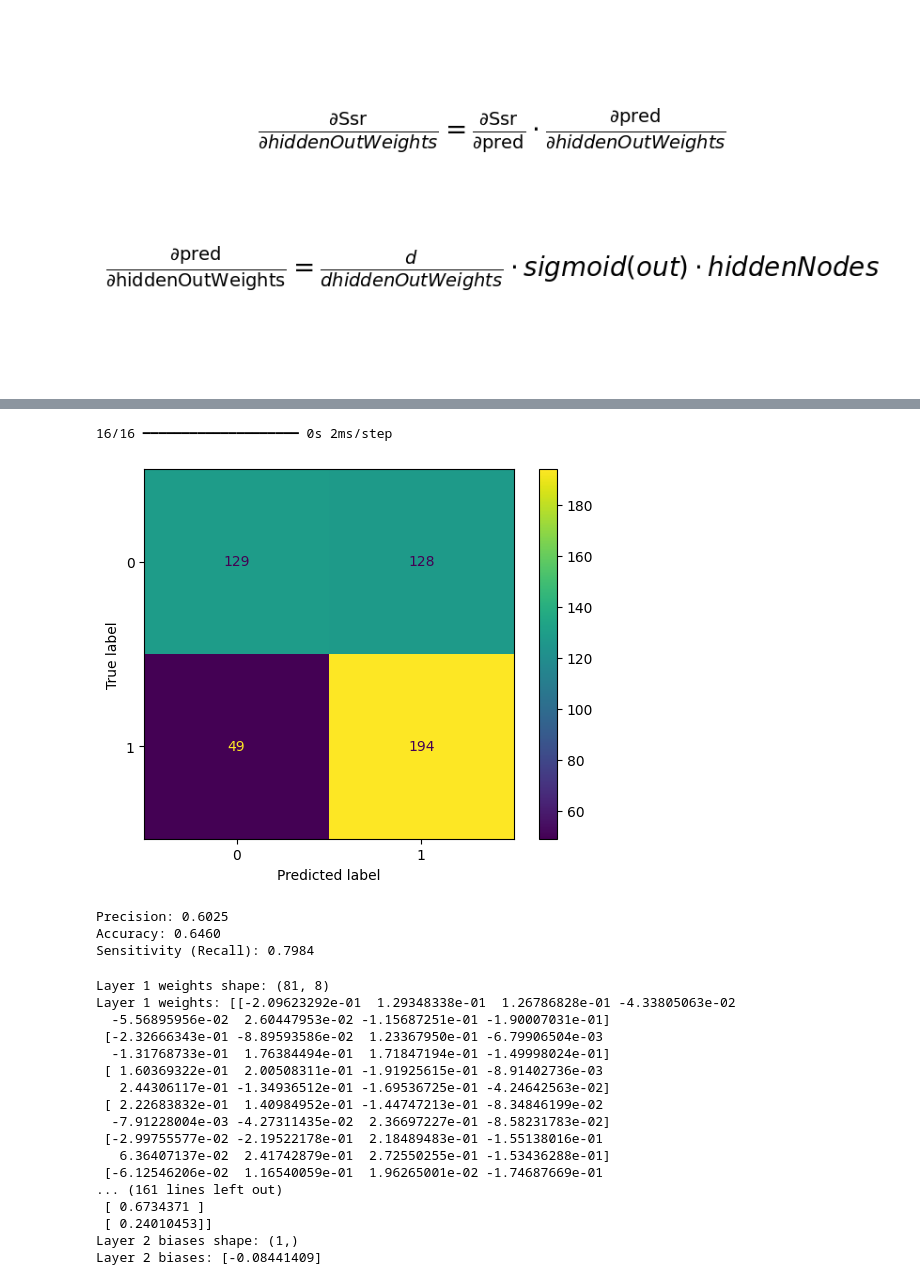
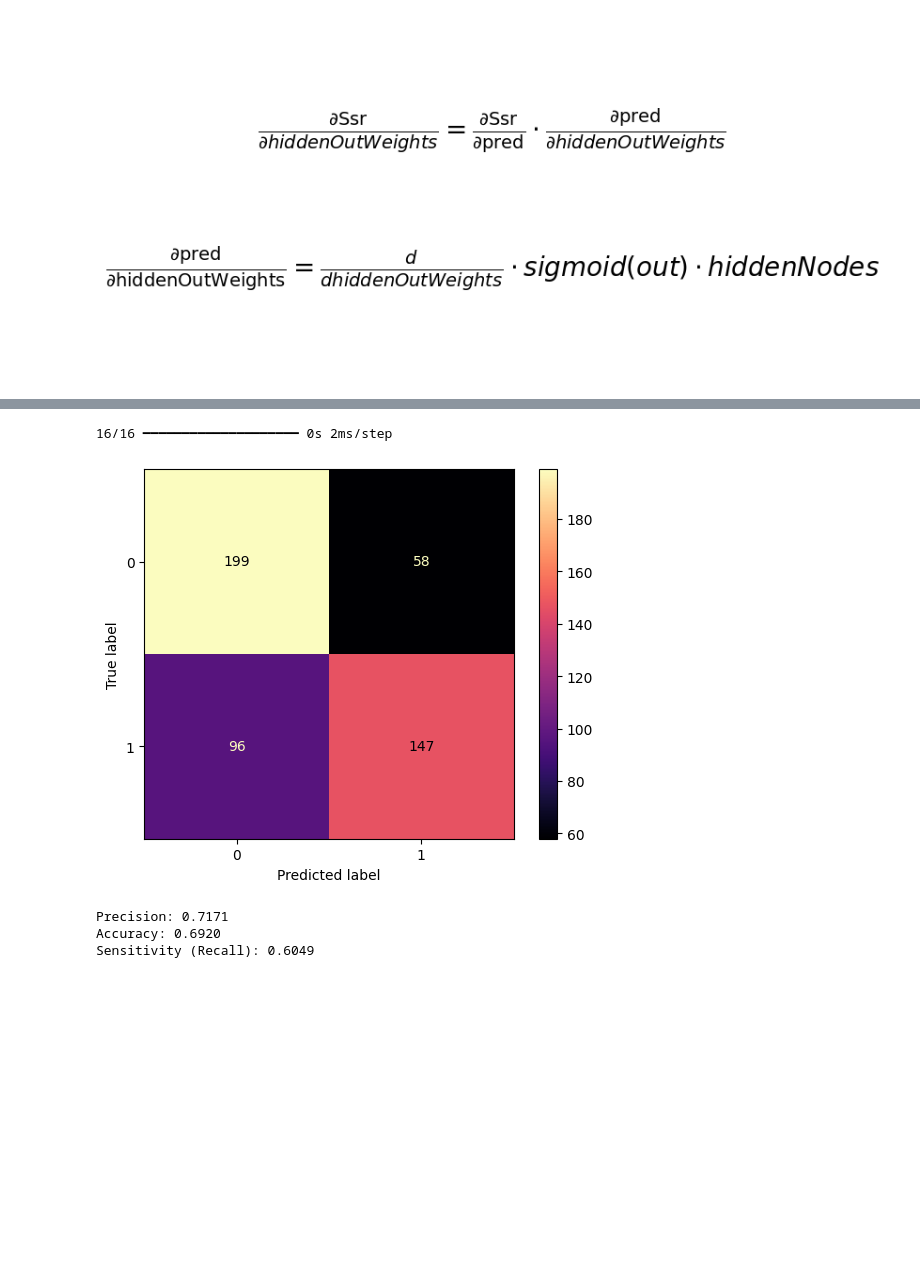
Before and after one commit to tohidnoori/Ann-from-scratch, a Jupyter notebook: ann-bank-data-analysis.ipynb, the cells around one changed output, grey strips where cells are left out. Drawn from its saved outputs; the diff is of its cells as text; code cells hidden in the pictures; blank space fills up the shorter version.

```diff
--- a/ann-bank-data-analysis.ipynb
+++ b/ann-bank-data-analysis.ipynb
@@ -285,42 +288,14 @@ Mean accuracy: 0.5207 (std: 0.0132) with: {'model__learning_rate': 0.0001, 'mode
 # %%
-model = build_model(units=8, optimizer='adagrad',learning_rate=0.01)
+model = build_model(units=8, optimizer='adam',learning_rate=0.0001)
+model.fit(X_train_scaled, y_train, epochs=100, batch_size=32, validation_split=0.2,verbose=0)
 predictions1 = model.predict(X_test_scaled)
-binary_predictions = (np.array(predictions1)>= 0.5).astype(int)
-plot_confusion_mat(binary_predictions,y_test)
+tensor_predictions = (np.array(predictions1)>= 0.5).astype(int)
 # %% [output]
 16/16 ━━━━━━━━━━━━━━━━━━━━ 0s 2ms/step
-[figure, removed]
-Precision: 0.6025
-Accuracy: 0.6460
-Sensitivity (Recall): 0.7984
 # %%
-weights_and_biases = model.get_weights()
-
-# Separate weights and biases for better understanding
-weights = weights_and_biases[::2]  # Even indices are weights
-biases = weights_and_biases[1::2]  # Odd indices are biases
-
-# Print weights and biases for each layer
-for i, (w, b) in enumerate(zip(weights, biases)):
-    print(f"Layer {i+1} weights shape: {w.shape}")
-    print(f"Layer {i+1} weights: {w}")
-    print(f"Layer {i+1} biases shape: {b.shape}")
-    print(f"Layer {i+1} biases: {b}")
+plot_confusion_mat(tensor_predictions,y_test,"Tensor flow model confusion matrix")
 # %% [output]
+[figure, added]
-Layer 1 weights shape: (81, 8)
-Layer 1 weights: [[-2.09623292e-01  1.29348338e-01  1.26786828e-01 -4.33805063e-02
-  -5.56895956e-02  2.60447953e-02 -1.15687251e-01 -1.90007031e-01]
- [-2.32666343e-01 -8.89593586e-02  1.23367950e-01 -6.79906504e-03
-  -1.31768733e-01  1.76384494e-01  1.71847194e-01 -1.49998024e-01]
- [ 1.60369322e-01  2.00508311e-01 -1.91925615e-01 -8.91402736e-03
-   2.44306117e-01 -1.34936512e-01 -1.69536725e-01 -4.24642563e-02]
- [ 2.22683832e-01  1.40984952e-01 -1.44747213e-01 -8.34846199e-02
-  -7.91228004e-03 -4.27311435e-02  2.36697227e-01 -8.58231783e-02]
- [-2.99755577e-02 -2.19522178e-01  2.18489483e-01 -1.55138016e-01
-   6.36407137e-02  2.41742879e-01  2.72550255e-01 -1.53436288e-01]
- [-6.12546206e-02  1.16540059e-01  1.96265001e-02 -1.74687669e-01
-... (161 lines left out)
- [ 0.6734371 ]
- [ 0.24010453]]
-Layer 2 biases shape: (1,)
-Layer 2 biases: [-0.08441409]
+Precision: 0.7171
+Accuracy: 0.6920
+Sensitivity (Recall): 0.6049
```
Also changed, not shown: parts of 8 cells of this notebook, 6 other files.
